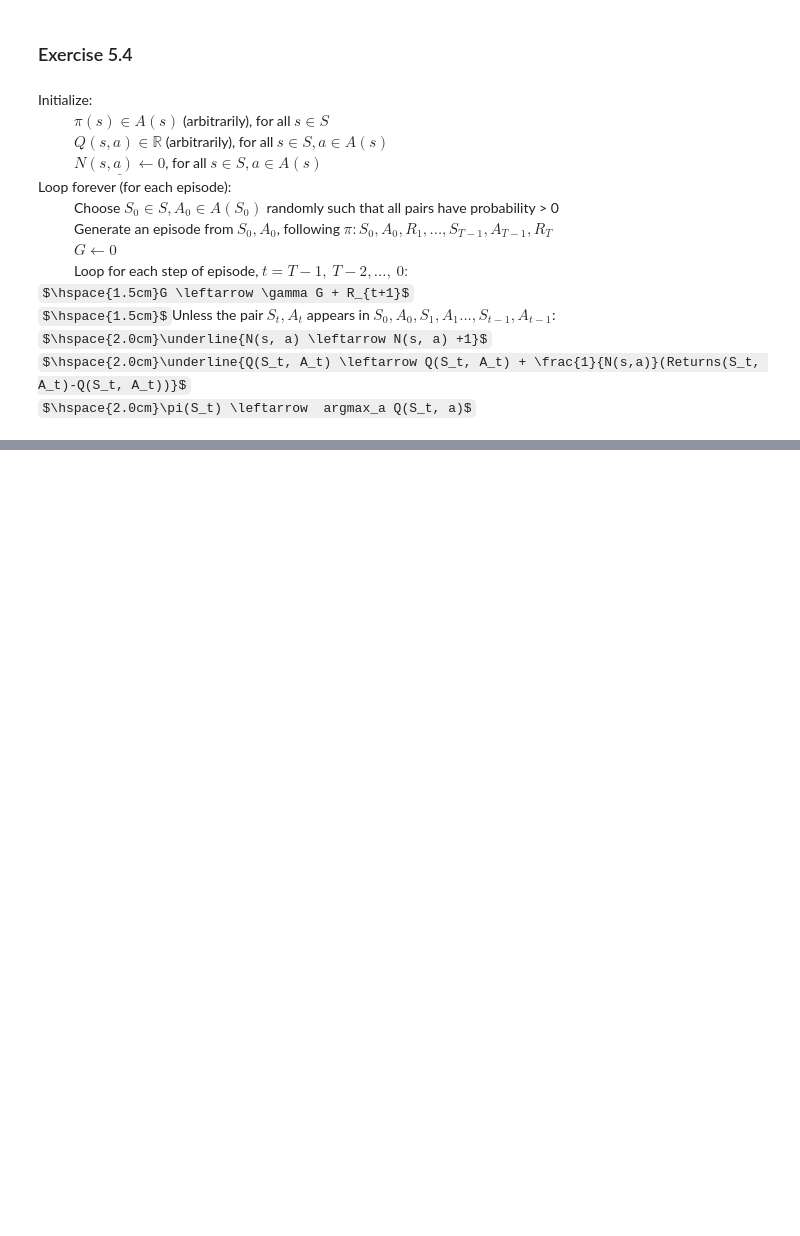
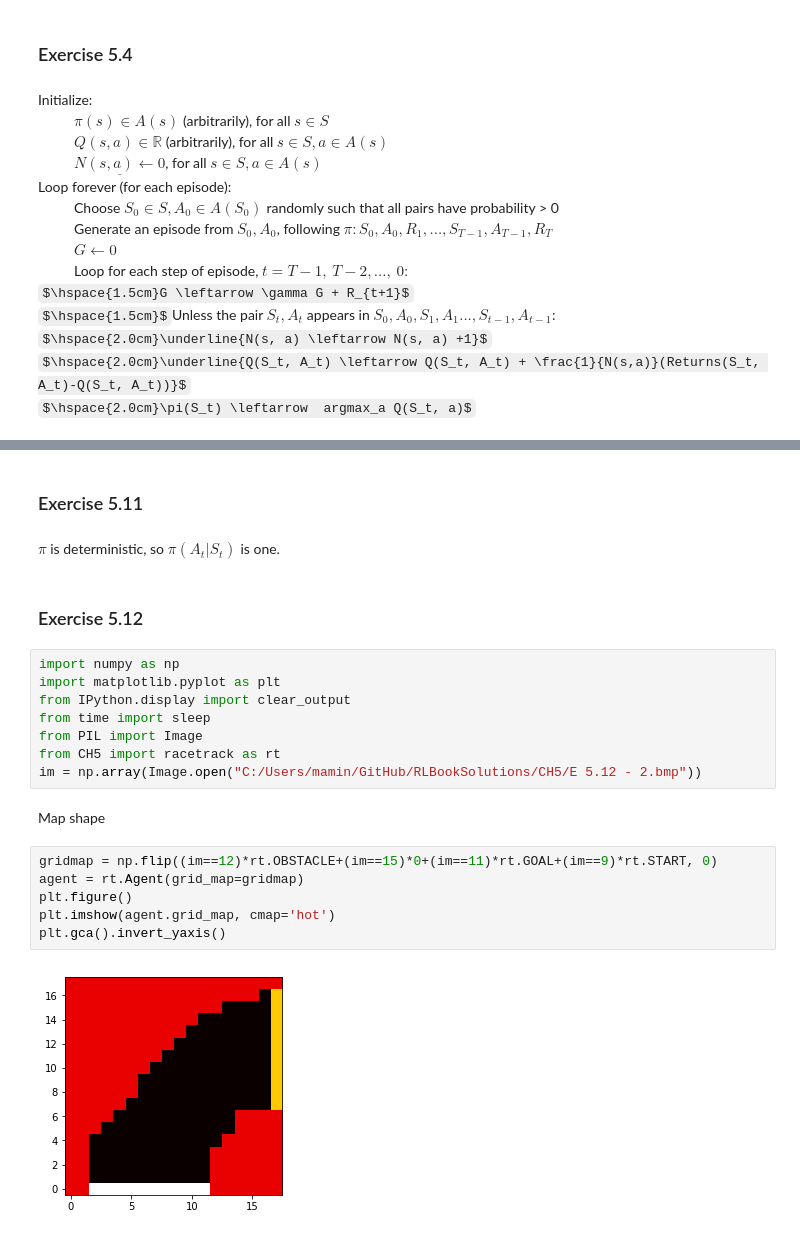
Before and after one commit to makashy/RLBookSolutions, a Jupyter notebook: RL CH5.ipynb, the cells around one changed output, grey strips where cells are left out. Cells and saved outputs as stored; diff of their text form; some formulas as TeX source; blank space fills up the shorter version.

```diff
--- a/RL CH5.ipynb
+++ b/RL CH5.ipynb
@@ -44,0 +104,24 @@ $\hspace{2.0cm}\pi(S_t) \leftarrow  argmax_a Q(S_t, a)$
+# %% [markdown]
+### Exercise 5.11
+# %% [markdown]
+$ \pi$ is deterministic, so $\pi(A_t|S_t)$ is one.
+# %% [markdown]
+### Exercise 5.12
+# %%
+import numpy as np
+import matplotlib.pyplot as plt
+from IPython.display import clear_output
+from time import sleep
+from PIL import Image
+from CH5 import racetrack as rt
+im = np.array(Image.open("C:/Users/mamin/GitHub/RLBookSolutions/CH5/E 5.12 - 2.bmp"))
+# %% [markdown]
+Map shape
+# %%
+gridmap = np.flip((im==12)*rt.OBSTACLE+(im==15)*0+(im==11)*rt.GOAL+(im==9)*rt.START, 0)
+agent = rt.Agent(grid_map=gridmap)
+plt.figure()
+plt.imshow(agent.grid_map, cmap='hot')
+plt.gca().invert_yaxis()
+# %% [output]
+[figure, added]
```
Also changed, not shown: parts of 23 cells of this notebook, 1 other file.
